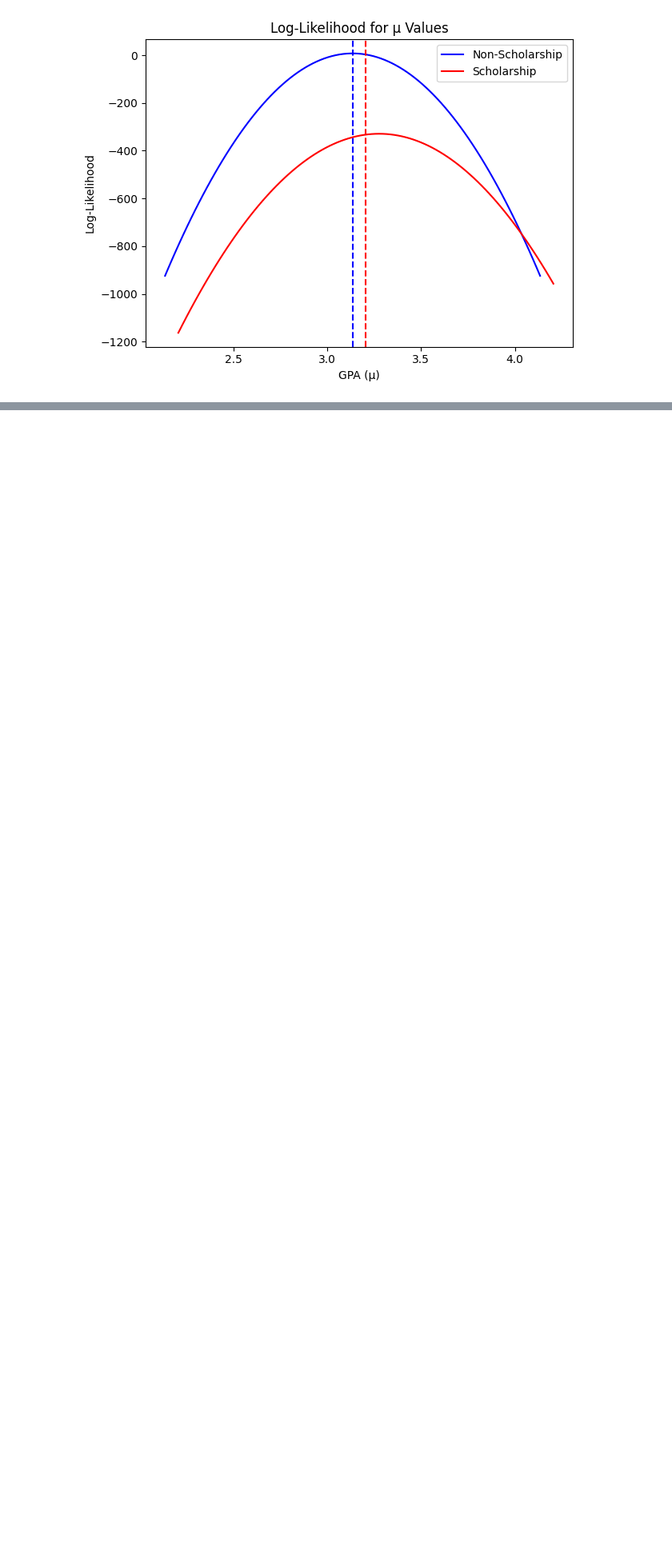
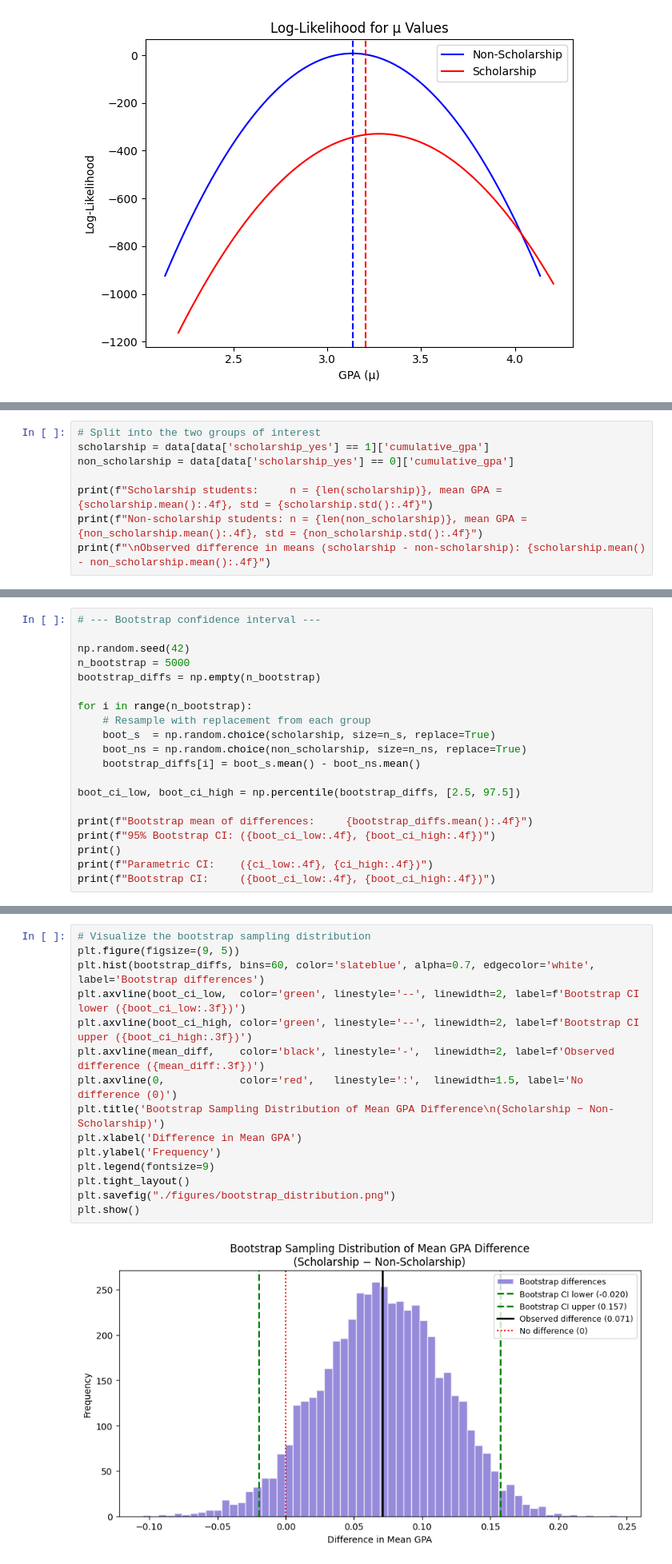
Before and after one commit to benberinsky/ds3026-final-project, a Jupyter notebook: final_project.ipynb, the cells around one changed output, grey strips where cells are left out. Shown at 80% size. Drawn from its saved outputs; the diff is of its cells as text; blank space fills up the shorter version.

```diff
--- a/final_project.ipynb
+++ b/final_project.ipynb
@@ -256,0 +268,8 @@ In the visualization above, the log-likelihoods are plotted for the non-scholars
+# %%
+# Split into the two groups of interest
+scholarship = data[data['scholarship_yes'] == 1]['cumulative_gpa']
+non_scholarship = data[data['scholarship_yes'] == 0]['cumulative_gpa']
+
+print(f"Scholarship students:     n = {len(scholarship)}, mean GPA = {scholarship.mean():.4f}, std = {scholarship.std():.4f}")
+print(f"Non-scholarship students: n = {len(non_scholarship)}, mean GPA = {non_scholarship.mean():.4f}, std = {non_scholarship.std():.4f}")
+print(f"\nObserved difference in means (scholarship - non-scholarship): {scholarship.mean() - non_scholarship.mean():.4f}")
@@ -256,0 +353,20 @@ In the visualization above, the log-likelihoods are plotted for the non-scholars
+# %%
+# --- Bootstrap confidence interval ---
+
+np.random.seed(42)
+n_bootstrap = 5000
+bootstrap_diffs = np.empty(n_bootstrap)
+
+for i in range(n_bootstrap):
+    # Resample with replacement from each group
+    boot_s  = np.random.choice(scholarship, size=n_s, replace=True)
+    boot_ns = np.random.choice(non_scholarship, size=n_ns, replace=True)
+    bootstrap_diffs[i] = boot_s.mean() - boot_ns.mean()
+
+boot_ci_low, boot_ci_high = np.percentile(bootstrap_diffs, [2.5, 97.5])
+
+print(f"Bootstrap mean of differences:     {bootstrap_diffs.mean():.4f}")
+print(f"95% Bootstrap CI: ({boot_ci_low:.4f}, {boot_ci_high:.4f})")
+print()
+print(f"Parametric CI:    ({ci_low:.4f}, {ci_high:.4f})")
+print(f"Bootstrap CI:     ({boot_ci_low:.4f}, {boot_ci_high:.4f})")
@@ -256,0 +379,17 @@ In the visualization above, the log-likelihoods are plotted for the non-scholars
+# %%
+# Visualize the bootstrap sampling distribution
+plt.figure(figsize=(9, 5))
+plt.hist(bootstrap_diffs, bins=60, color='slateblue', alpha=0.7, edgecolor='white', label='Bootstrap differences')
+plt.axvline(boot_ci_low,  color='green', linestyle='--', linewidth=2, label=f'Bootstrap CI lower ({boot_ci_low:.3f})')
+plt.axvline(boot_ci_high, color='green', linestyle='--', linewidth=2, label=f'Bootstrap CI upper ({boot_ci_high:.3f})')
+plt.axvline(mean_diff,    color='black', linestyle='-',  linewidth=2, label=f'Observed difference ({mean_diff:.3f})')
+plt.axvline(0,            color='red',   linestyle=':',  linewidth=1.5, label='No difference (0)')
+plt.title('Bootstrap Sampling Distribution of Mean GPA Difference\n(Scholarship − Non-Scholarship)')
+plt.xlabel('Difference in Mean GPA')
+plt.ylabel('Frequency')
+plt.legend(fontsize=9)
+plt.tight_layout()
+plt.savefig("./figures/bootstrap_distribution.png")
+plt.show()
+# %% [output]
+[figure, added]
```
Also changed, not shown: parts of 51 cells of this notebook, 4 other files.
